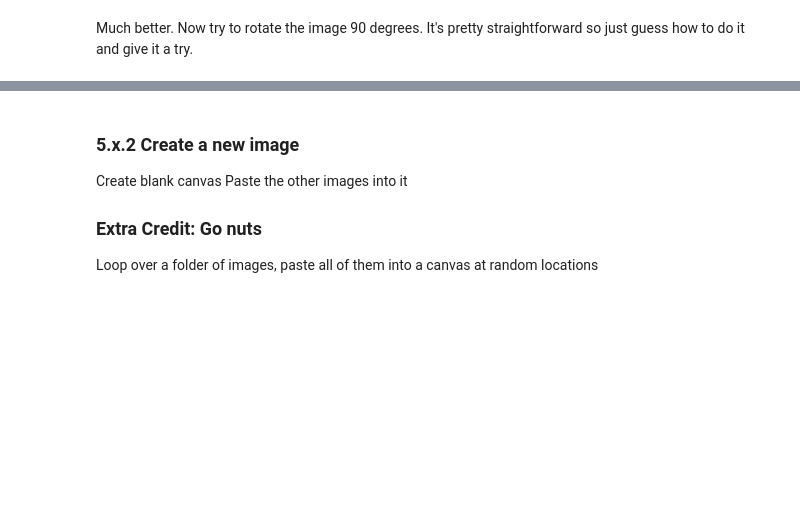
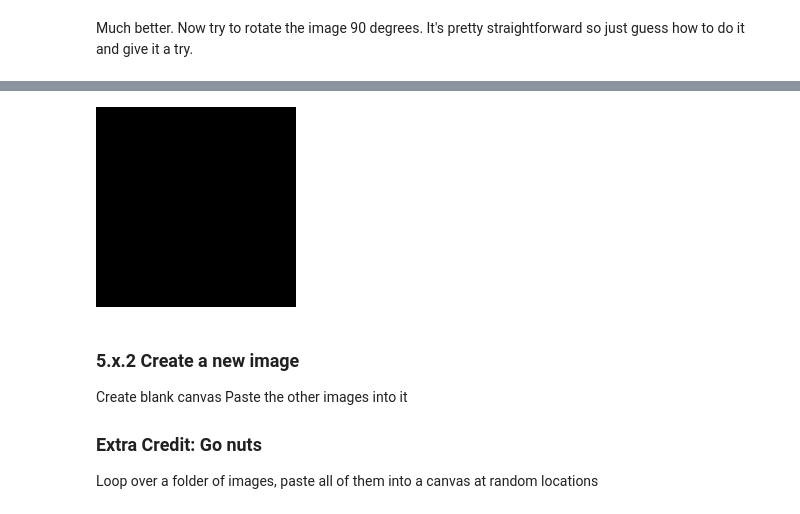
Before and after one commit to mpi-python/mpi-python-intro, a Jupyter notebook: Session5/Session5.ipynb, the cells around one changed output, grey strips where cells are left out. Drawn from its saved outputs; the diff is of its cells as text; code cells hidden in the pictures; blank space fills up the shorter version.

```diff
--- a/Session5/Session5.ipynb
+++ b/Session5/Session5.ipynb
@@ -104,3 +110,9 @@ Now try to rotate the image 90 degrees. It's pretty straightforward so just gues
+# %%
+#creating a new image using image.new
+im2 = Image.new(mode = 'I', size = ((200,200)), color=0)
+im2
+# %% [output]
+[figure, added]
 # %% [markdown]
 ### 5.x.2 Create a new image
 Create blank canvas
```
Also changed, not shown: parts of 7 cells of this notebook, 3 other files.
